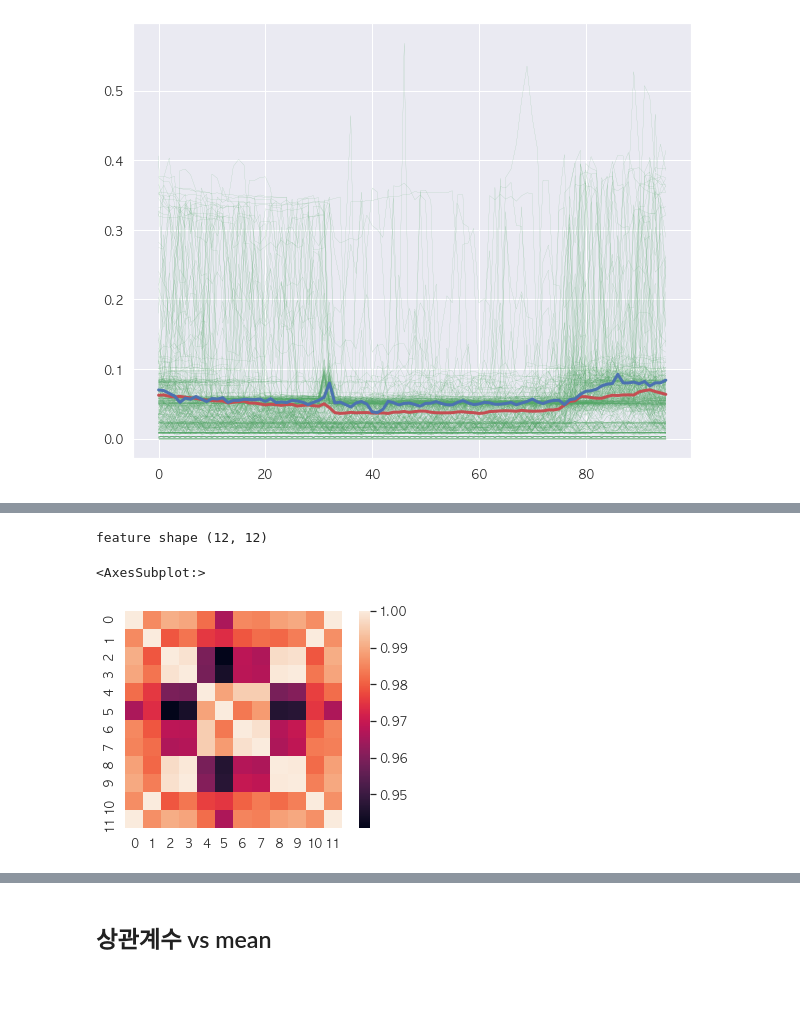
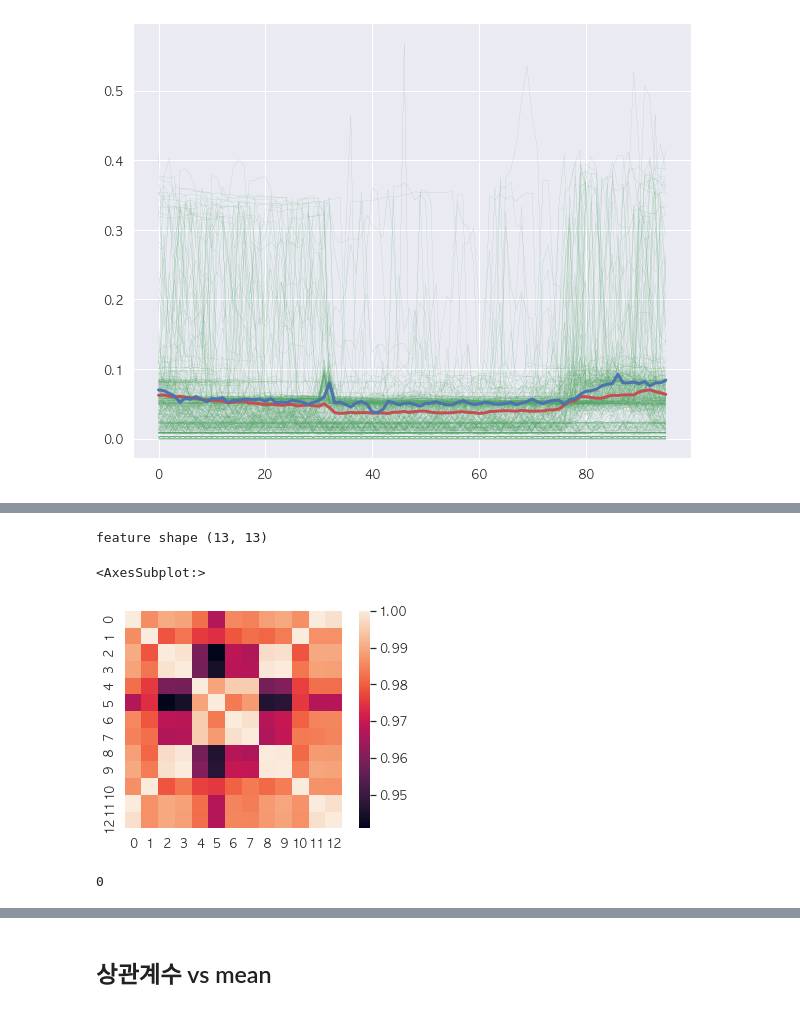
Before and after one commit to formegusto/contract-recommendation-system, a Jupyter notebook: pre-research/kepco-calc/recommend system prototype.ipynb, the cells around one changed output, grey strips where cells are left out. Cells and saved outputs as stored; diff of their text form; code cells hidden in the pictures.

```diff
--- a/pre-research/kepco-calc/recommend system prototype.ipynb
+++ b/pre-research/kepco-calc/recommend system prototype.ipynb
@@ -388,17 +388,22 @@ for name in datas_df[datas_df.columns.difference(['date'])]:
 analysis_df = month_usage_df.set_index("month")
 better_comp_df = pd.DataFrame()
 
-for month in range(1, 13):
+for month in range(1, 14):
     # 1. 월별 사용량 데이터 파싱
     month_datas_df = pd.DataFrame(columns=["name","usage (kWh)"])
-    for idx in analysis_df.loc[month].index:
-        household_name = idx
-        household_kWh = analysis_df.loc[month][idx]
 
-        month_datas_df = month_datas_df.append({
-            "name": household_name,
-            "usage (kWh)": household_kWh
-        }, ignore_index=True)
+    if month == 13:
+        month_datas_df['name'] = month_anal_usage_df.columns
+        month_datas_df['usage (kWh)'] = month_anal_usage_df.iloc[0].values
+    else:
+        for idx in analysis_df.loc[month].index:
+            household_name = idx
+            household_kWh = analysis_df.loc[month][idx]
+
+            month_datas_df = month_datas_df.append({
+                "name": household_name,
+                "usage (kWh)": household_kWh
+            }, ignore_index=True)
 
     # Thinking
     # 세대부 전기는 정해져 있는데,
@@ -420,10 +425,14 @@ for month in range(1, 13):
         households_kWh = sum(month_datas_df['usage (kWh)'].values)
         APT = round((households_kWh * 100) / (100 - PUBLIC_PERCENTAGE))
         public_kWh = round(APT - households_kWh)
+        in_month = month
+
+        if month == 13:
+            in_month = 1
 
         # 종합계약
         calc = ManagementOffice(
-            month=month,
+            month=in_month,
             peaks=peak_df,
             households=month_datas_df,
             APT=APT,
@@ -433,7 +442,7 @@ for month in range(1, 13):
 
         # 단일계약
         single_calc = ManagementOffice(
-            month=month,
+            month=in_month,
             peaks=peak_df,
             households=month_datas_df,
             APT=APT,
@@ -787,14 +886,28 @@ analysis_df = better_comp_df.append([
 # %%
 SVD = TruncatedSVD(n_components=36)
 matrix = SVD.fit_transform(analysis_df)
 print("feature shape", matrix.shape)
 
 corr = np.corrcoef(matrix)
-sns.heatmap(corr, #데이터
+sn.heatmap(corr, #데이터
             cbar=True, #오른쪽 컬러 막대 출력 여부
             square=True, #차트를 정사각형으로 할 것인지
            )
 # %% [output]
-feature shape (12, 12)
+feature shape (13, 13)
 <AxesSubplot:>
-[figure, old version]
+[figure, new version]
+# %%
+matrix = np.array(analysis_df)
+imp = np.array([])
+
+for A in matrix:
+    _ = np.array([])
+    for B in matrix:
+        _ = np.append(_, improved_similarity(A, B, 0.99))
+
+    imp = np.append(imp, _)
+
+imp.reshape(-1,matrix.shape[0]).mean(axis=1).argmax()
+# %% [output]
+0
```
Also changed, not shown: parts of 15 cells of this notebook, 2 other files.
